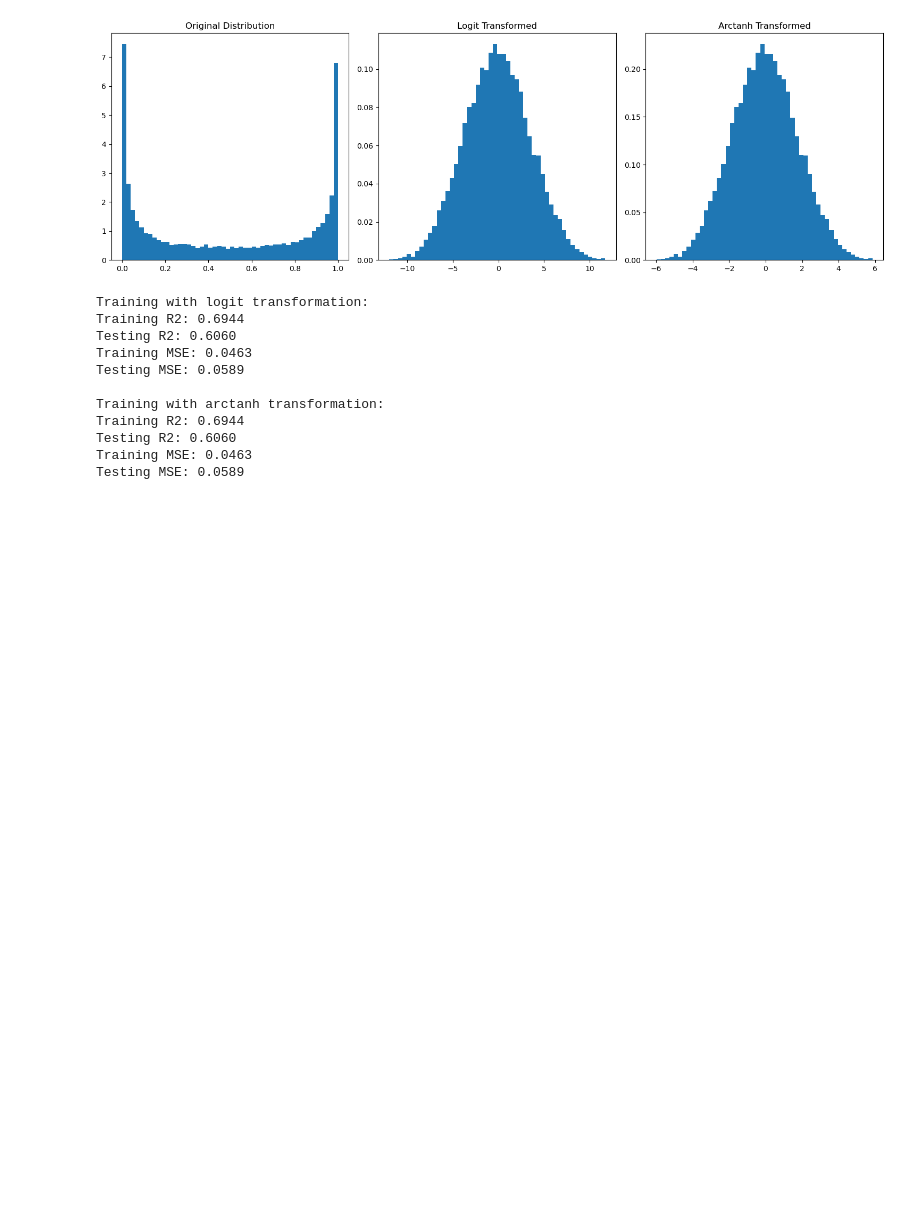
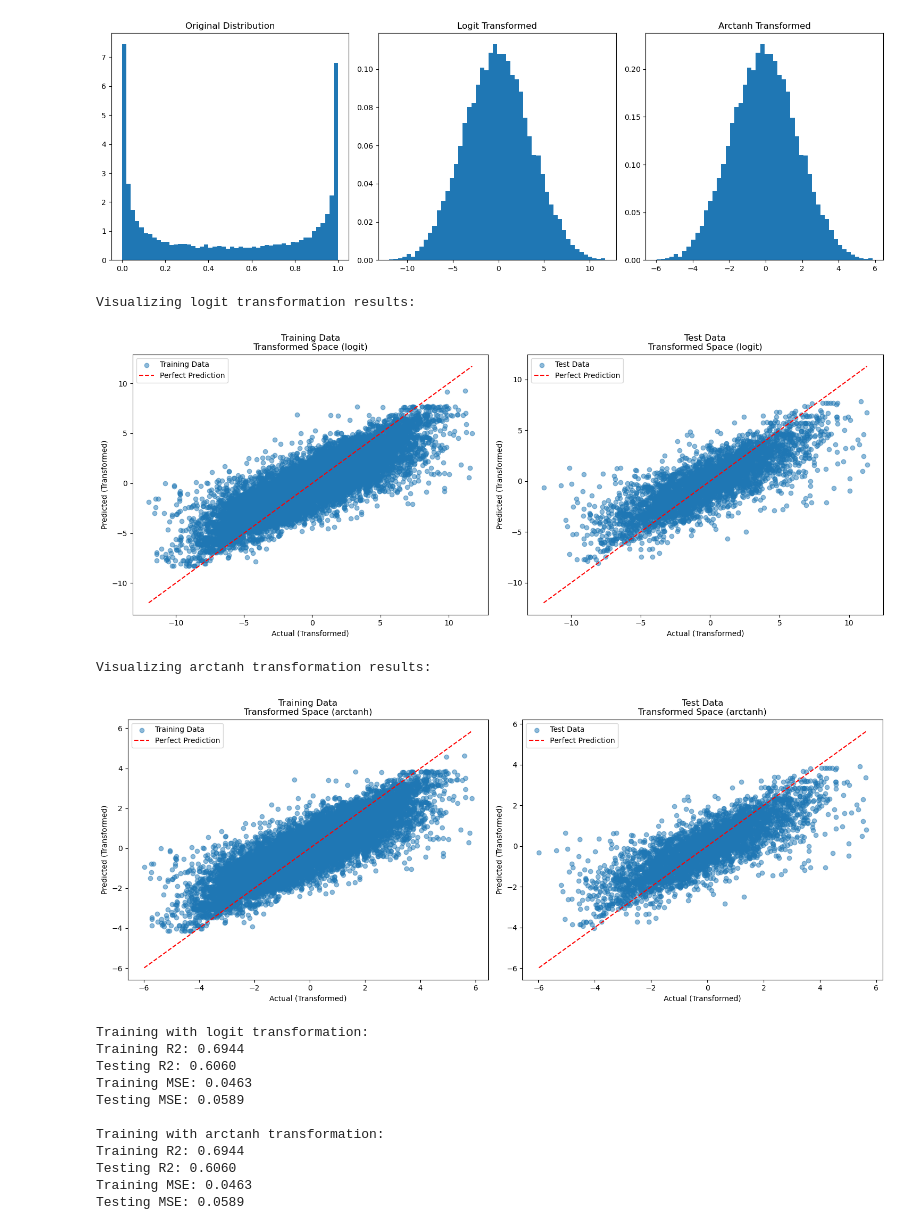
Before and after one commit to aniemerg/mini-contest, a Jupyter notebook: DeepFunding mini-contest-2.ipynb, the cells around one changed output. Cells and saved outputs as stored; diff of their text form; code cells hidden in the pictures; blank space fills up the shorter version.

```diff
--- a/DeepFunding mini-contest-2.ipynb
+++ b/DeepFunding mini-contest-2.ipynb
@@ -1626,6 +1626,67 @@ plt.tight_layout()
 plt.show()
 # %% [output]
 [figure]
+# %%
+import matplotlib.pyplot as plt
+import numpy as np
+
+def plot_transformed_predictions(X_train, X_test, y_train, y_test, transform_method, model):
+    """
+    Plot the transformed predictions vs actual values before inverse transformation
+
+    Parameters:
+    -----------
+    X_train, X_test : feature matrices
+    y_train, y_test : original target values
+    transform_method : str, transformation method used
+    model : trained model object
+    """
+    # Transform the actual values
+    y_train_trans = transform_target(y_train, transform_method)
+    y_test_trans = transform_target(y_test, transform_method)
+
+    # Get predictions in transformed space
+    y_pred_train_trans = model.predict(X_train)
+    y_pred_test_trans = model.predict(X_test)
+
+    # Create figure with two subplots
+    fig, (ax1, ax2) = plt.subplots(1, 2, figsize=(15, 6))
+
+    # Training data plot
+    ax1.scatter(y_train_trans, y_pred_train_trans, alpha=0.5, label='Training Data')
+    min_val = min(y_train_trans.min(), y_pred_train_trans.min())
+    max_val = max(y_train_trans.max(), y_pred_train_trans.max())
+    ax1.plot([min_val, max_val], [min_val, max_val], 'r--', label='Perfect Prediction')
+    ax1.set_xlabel('Actual (Transformed)')
+    ax1.set_ylabel('Predicted (Transformed)')
+    ax1.set_title(f'Training Data\nTransformed Space ({transform_method})')
+    ax1.legend()
+
+    # Test data plot
+    ax2.scatter(y_test_trans, y_pred_test_trans, alpha=0.5, label='Test Data')
+    min_val = min(y_test_trans.min(), y_pred_test_trans.min())
+    max_val = max(y_test_trans.max(), y_pred_test_trans.max())
+    ax2.plot([min_val, max_val], [min_val, max_val], 'r--', label='Perfect Prediction')
+    ax2.set_xlabel('Actual (Transformed)')
+    ax2.set_ylabel('Predicted (Transformed)')
+    ax2.set_title(f'Test Data\nTransformed Space ({transform_method})')
+    ax2.legend()
+
+    plt.tight_layout()
+    plt.show()
+
+# Usage example:
+for method in ['logit', 'arctanh']:
+    print(f"\nVisualizing {method} transformation results:")
+    plot_transformed_predictions(
+        X_train, X_test, y_train, y_test,
+        method, results[method]['model']
+    )
+# %% [output]
+Visualizing logit transformation results:
+[figure, added]
+Visualizing arctanh transformation results:
+[figure, added]
 # %%
 # Train models with transformed targets
 def train_and_evaluate(X_train, X_test, y_train, y_test, transform_method):
```
Also changed, not shown: parts of 3 cells of this notebook, 2 other files.
